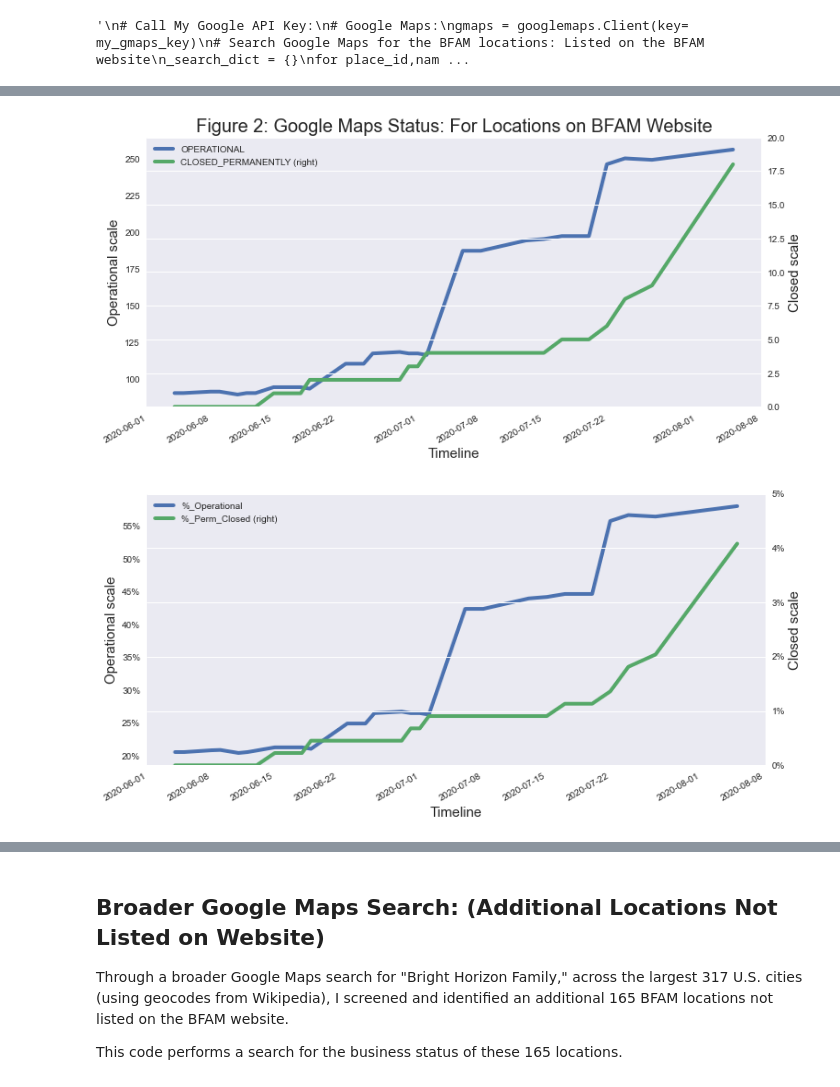
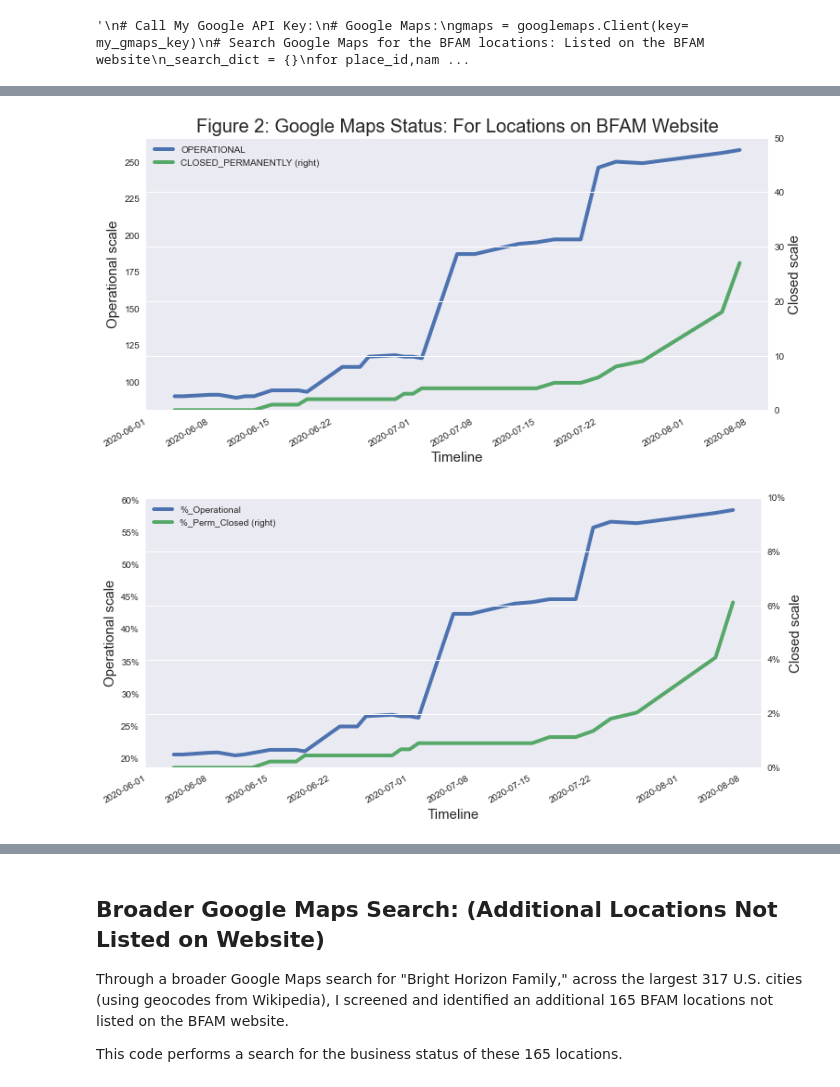
Before and after one commit to josh-grasso/BFAM_Google_Maps_Analysis, a Jupyter notebook: BFAM_GitHub_wo_GMaps.ipynb, the cells around one changed output, grey strips where cells are left out. Drawn from its saved outputs; the diff is of its cells as text; code cells hidden in the pictures.

```diff
--- a/BFAM_GitHub_wo_GMaps.ipynb
+++ b/BFAM_GitHub_wo_GMaps.ipynb
@@ -251,27 +251,27 @@ bfam_timeline_counts.tail()
 # %%
 # CHART: Google Maps Status: For Locations on BFAM Website
 ax_1 = bfam_timeline_counts[['OPERATIONAL','CLOSED_PERMANENTLY']].plot(
     secondary_y='CLOSED_PERMANENTLY',figsize=(12,6),linewidth=4);
 ax_1.set_ylabel('Operational scale',fontsize=15)
 ax_1.set_xlabel('Timeline',fontsize=15)
 ax_1.right_ax.set_ylabel('Closed scale',fontsize=15)
-ax_1.right_ax.set_ylim(0,20);
+ax_1.right_ax.set_ylim(0,50);
 
 plt.title("Figure 2: Google Maps Status: For Locations on BFAM Website",fontsize=20)
 
 ax_2 = bfam_timeline_counts[['%_Operational','%_Perm_Closed']].plot(
     secondary_y='%_Perm_Closed',figsize=(12,6),linewidth=4);
 ax_2.set_ylabel('Operational scale',fontsize=15)
 ax_2.set_xlabel('Timeline',fontsize=15)
 ax_2.right_ax.set_ylabel('Closed scale',fontsize=15)
-ax_2.right_ax.set_ylim(0,0.05);
+ax_2.right_ax.set_ylim(0,0.1);
 vals_l = ax_2.get_yticks();
 ax_2.set_yticklabels(['{:,.0%}'.format(y) for y in vals_l])
 vals_r = ax_2.right_ax.get_yticks()
 ax_2.right_ax.set_yticklabels(['{:,.0%}'.format(y) for y in vals_r]);
 # %% [output]
-[figure, old version]
+[figure, new version]
-[figure, old version]
+[figure, new version]
 # %%
 #Permanently Closed: Data & Charting
 date_last_entry = list(clean_bfam_status_timeline.columns)
```
Also changed, not shown: parts of 26 cells of this notebook, 5 other files.
